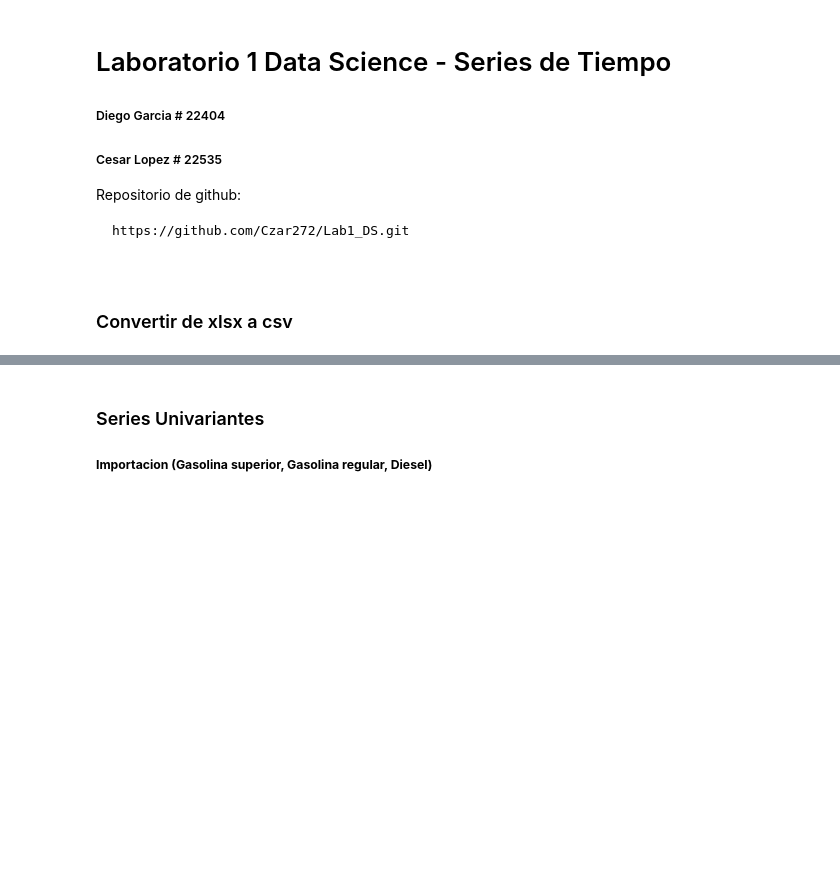
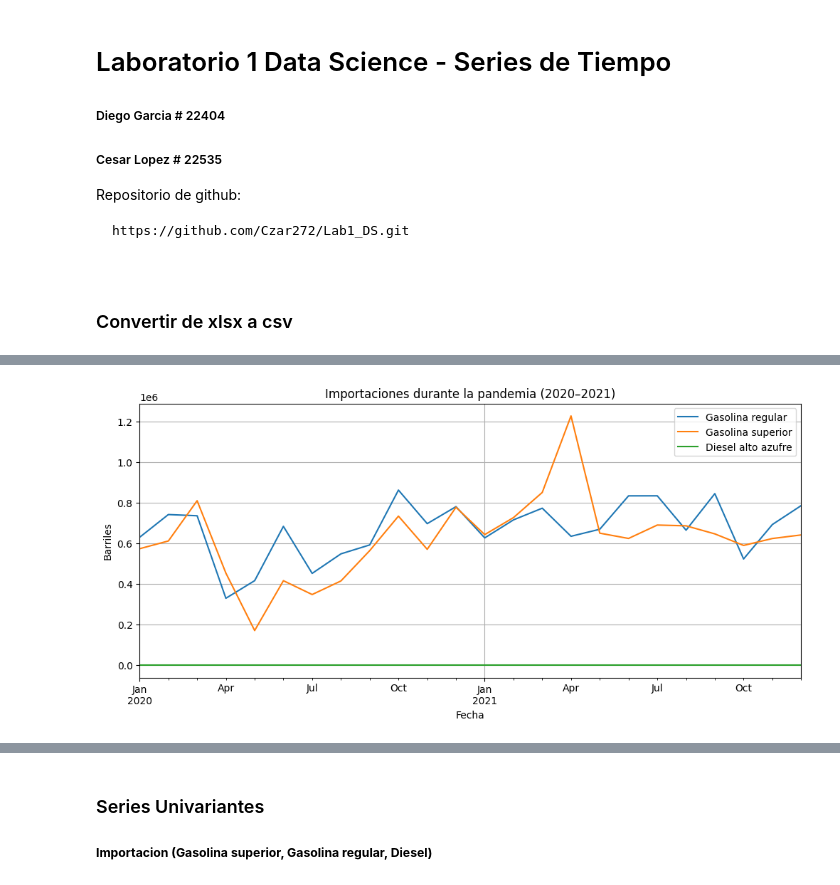
Before and after one commit to Czar272/Lab1_DS, a Jupyter notebook: main.ipynb, the cells around one changed output, grey strips where cells are left out. Cells and saved outputs as stored; diff of their text form; code cells hidden in the pictures; blank space fills up the shorter version.

```diff
--- a/main.ipynb
+++ b/main.ipynb
@@ -53,0 +124,12 @@ En este conjunto se detallan los productos derivados del petróleo que Guatemala
+# %%
+# Comportamiento en pandemia
+mask_pandemia = (importacion['Fecha'] >= '2020-01-01') & (importacion['Fecha'] <= '2021-12-31')
+imp_pandemia = importacion[mask_pandemia]
+
+imp_pandemia.set_index('Fecha')[["Gasolina regular", "Gasolina superior", "Diesel alto azufre"]].plot(figsize=(12,5))
+plt.title("Importaciones durante la pandemia (2020–2021)")
+plt.ylabel("Barriles")
+plt.grid(True)
+plt.show()
+# %% [output]
+[figure, added]
```
Also changed, not shown: parts of 15 cells of this notebook, 4 other files.
